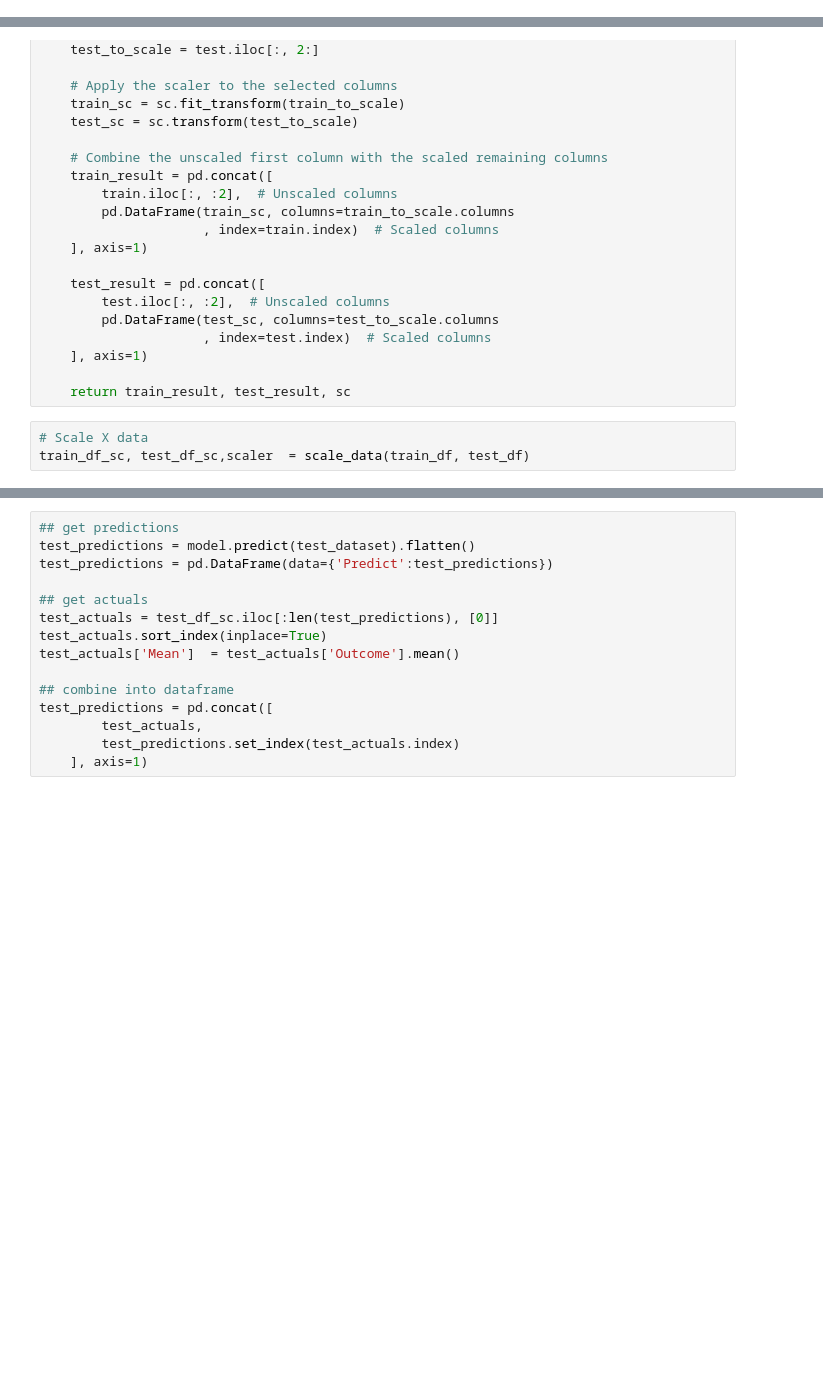
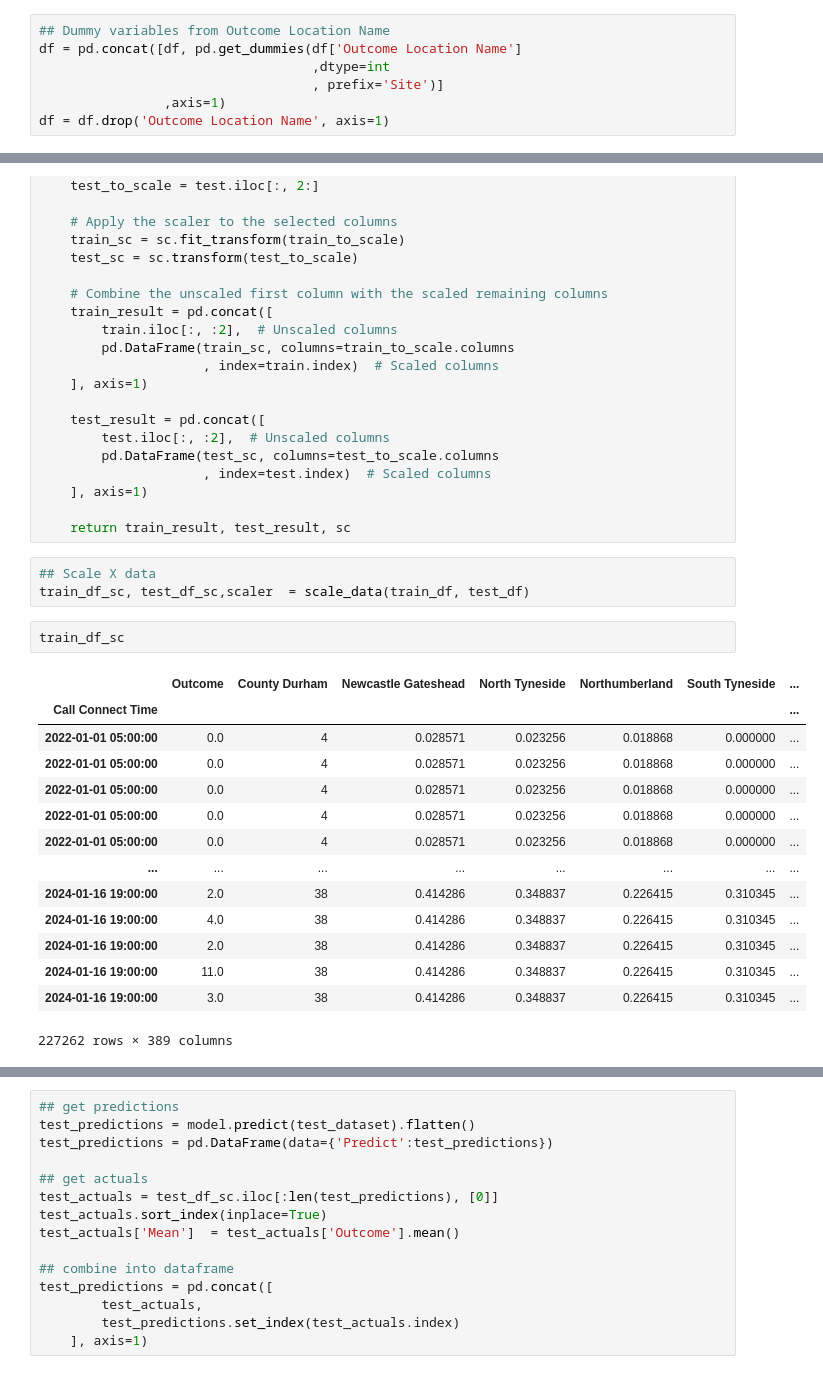
Before and after one commit to DomRowney/Downstream_111, a Jupyter notebook: Forecasting/Site_Forecast_lstm.ipynb, the cells around one changed output, grey strips where cells are left out. Saved outputs shown, nothing was run; the diff lists cells and outputs as text; blank space fills up the shorter version.

```diff
--- a/Forecasting/Site_Forecast_lstm.ipynb
+++ b/Forecasting/Site_Forecast_lstm.ipynb
@@ -348,3 +350,10 @@ df = df[168:]
+# %%
+## Dummy variables from Outcome Location Name
+df = pd.concat([df, pd.get_dummies(df['Outcome Location Name']
+                                   ,dtype=int
+                                   , prefix='Site')]
+                ,axis=1)
+df = df.drop('Outcome Location Name', axis=1)
 # %% [markdown]
 ## Time Series Data
 # %%
@@ -393,6 +402,23 @@ def scale_data(train, test):
 
     return train_result, test_result, sc
 # %%
-# Scale X data
+## Scale X data
 train_df_sc, test_df_sc,scaler  = scale_data(train_df, test_df)
+# %%
+train_df_sc
+# %% [output]
+|  | Outcome | County Durham | Newcastle Gateshead | North Tyneside | Northumberland | South Tyneside | ... |
+| Call Connect Time |  |  |  |  |  |  | ... |
+| 2022-01-01 05:00:00 | 0.0 | 4 | 0.028571 | 0.023256 | 0.018868 | 0.000000 | ... |
+| 2022-01-01 05:00:00 | 0.0 | 4 | 0.028571 | 0.023256 | 0.018868 | 0.000000 | ... |
+| 2022-01-01 05:00:00 | 0.0 | 4 | 0.028571 | 0.023256 | 0.018868 | 0.000000 | ... |
+| 2022-01-01 05:00:00 | 0.0 | 4 | 0.028571 | 0.023256 | 0.018868 | 0.000000 | ... |
+| 2022-01-01 05:00:00 | 0.0 | 4 | 0.028571 | 0.023256 | 0.018868 | 0.000000 | ... |
+| ... | ... | ... | ... | ... | ... | ... | ... |
+| 2024-01-16 19:00:00 | 2.0 | 38 | 0.414286 | 0.348837 | 0.226415 | 0.310345 | ... |
+| 2024-01-16 19:00:00 | 4.0 | 38 | 0.414286 | 0.348837 | 0.226415 | 0.310345 | ... |
+| 2024-01-16 19:00:00 | 2.0 | 38 | 0.414286 | 0.348837 | 0.226415 | 0.310345 | ... |
+| 2024-01-16 19:00:00 | 11.0 | 38 | 0.414286 | 0.348837 | 0.226415 | 0.310345 | ... |
+| 2024-01-16 19:00:00 | 3.0 | 38 | 0.414286 | 0.348837 | 0.226415 | 0.310345 | ... |
+227262 rows × 389 columns
 # %%
```
Also changed, not shown: parts of 19 cells of this notebook, 1 other file.
